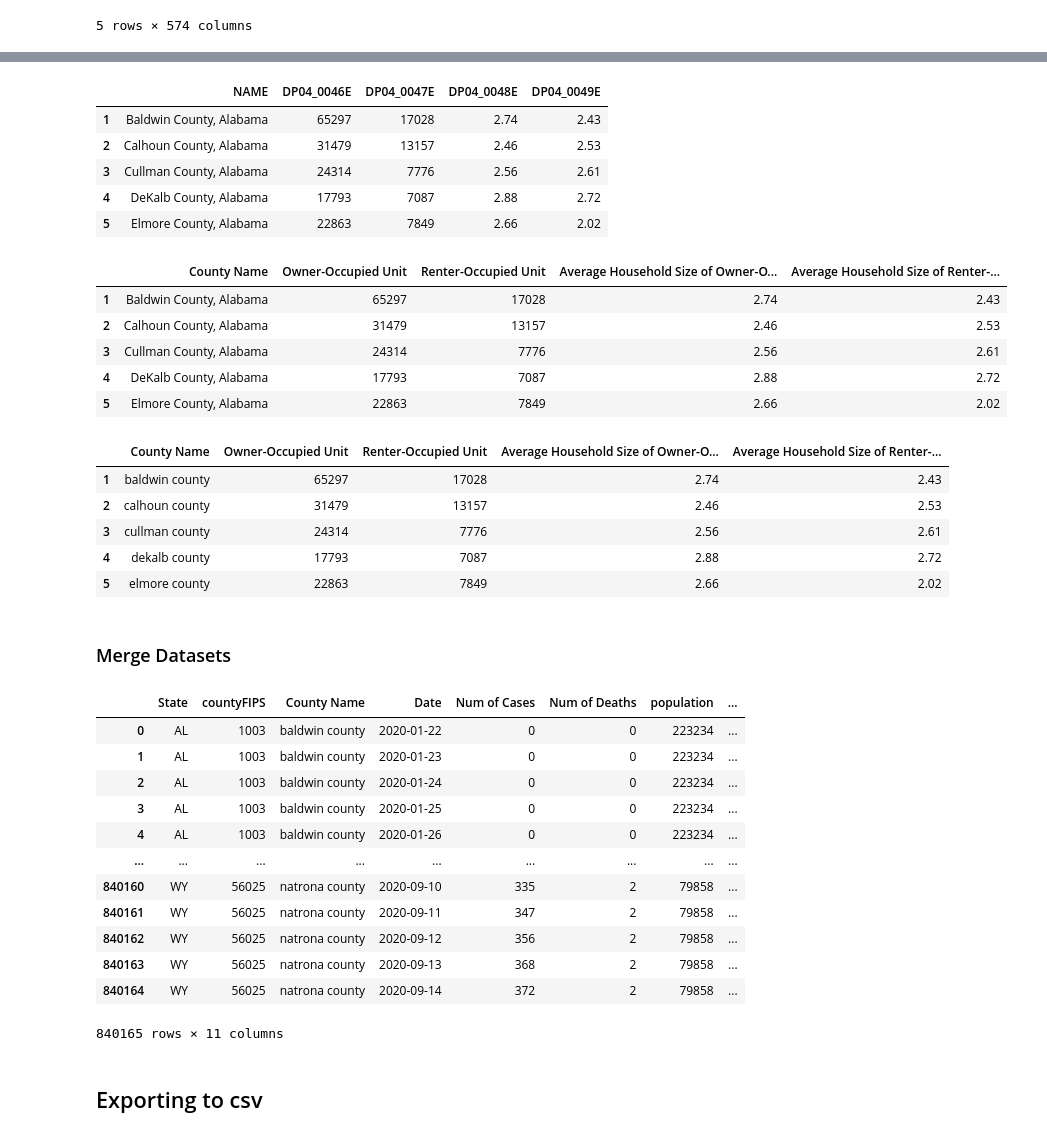
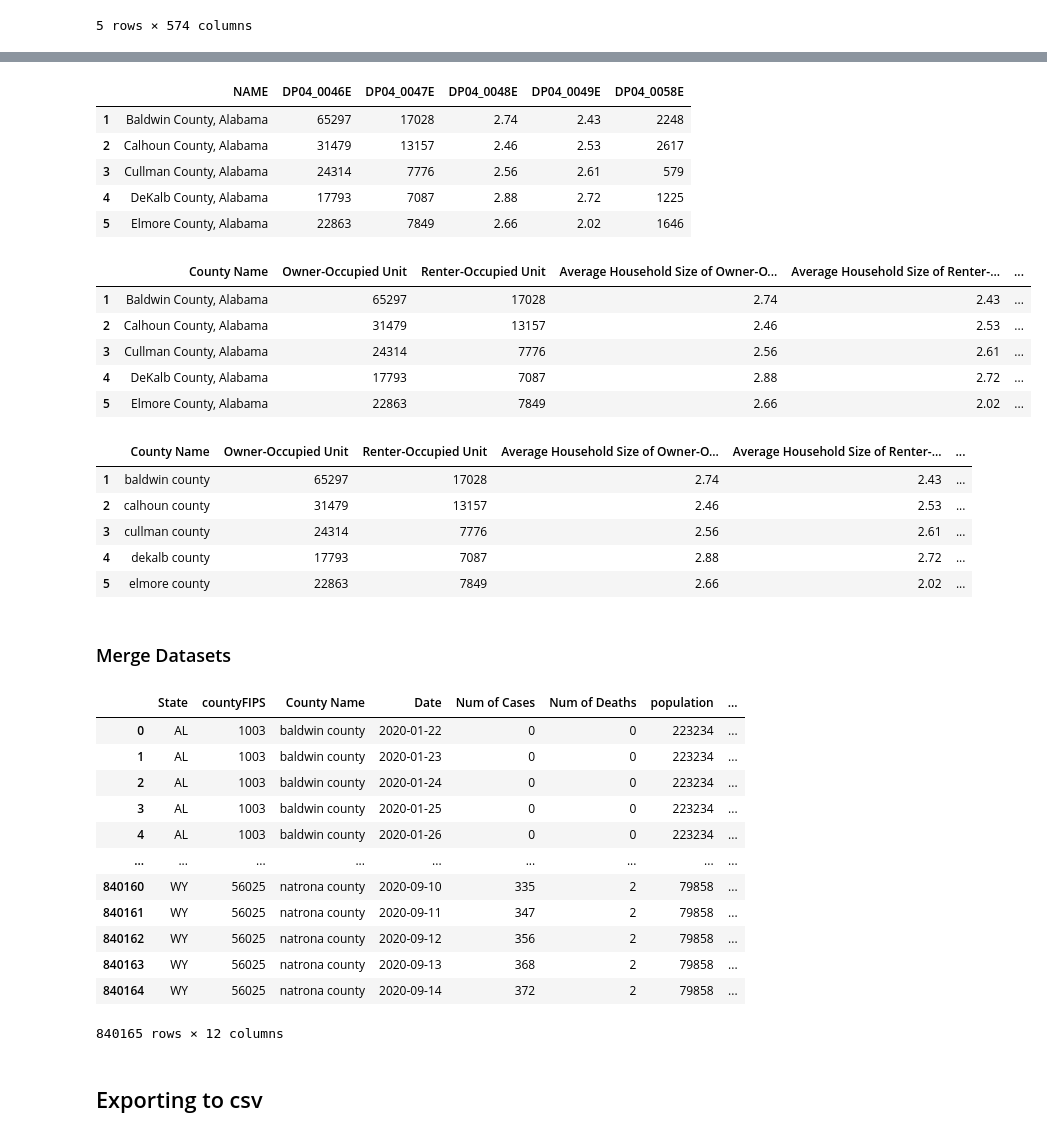
Before and after one commit to EricCortes14/Data-Science-COVID-19-Project, a Jupyter notebook: src/Housing Dataset.ipynb, the cells around one changed output, grey strips where cells are left out. Saved outputs shown, nothing was run; the diff lists cells and outputs as text; code cells hidden in the pictures.

```diff
--- a/src/Housing Dataset.ipynb
+++ b/src/Housing Dataset.ipynb
@@ -26,6 +26,6 @@ housing.head()
 5 rows × 574 columns
 # %%
 #remove unused columns
-housing = housing[['NAME', 'DP04_0046E', 'DP04_0047E', 'DP04_0048E', 'DP04_0049E']]
-housing.head()
+housing = housing[['NAME', 'DP04_0046E', 'DP04_0047E', 'DP04_0048E', 'DP04_0049E', 'DP04_0058E']]
+housing
 # %% [output]
@@ -40,44 +47,45 @@ housing.head()
 housing = housing.drop([0])
 housing.head()
 # %% [output]
-|  | NAME | DP04_0046E | DP04_0047E | DP04_0048E | DP04_0049E |
-| 1 | Baldwin County, Alabama | 65297 | 17028 | 2.74 | 2.43 |
-| 2 | Calhoun County, Alabama | 31479 | 13157 | 2.46 | 2.53 |
-| 3 | Cullman County, Alabama | 24314 | 7776 | 2.56 | 2.61 |
-| 4 | DeKalb County, Alabama | 17793 | 7087 | 2.88 | 2.72 |
-| 5 | Elmore County, Alabama | 22863 | 7849 | 2.66 | 2.02 |
+|  | NAME | DP04_0046E | DP04_0047E | DP04_0048E | DP04_0049E | DP04_0058E |
+| 1 | Baldwin County, Alabama | 65297 | 17028 | 2.74 | 2.43 | 2248 |
+| 2 | Calhoun County, Alabama | 31479 | 13157 | 2.46 | 2.53 | 2617 |
+| 3 | Cullman County, Alabama | 24314 | 7776 | 2.56 | 2.61 | 579 |
+| 4 | DeKalb County, Alabama | 17793 | 7087 | 2.88 | 2.72 | 1225 |
+| 5 | Elmore County, Alabama | 22863 | 7849 | 2.66 | 2.02 | 1646 |
 # %%
 #remane column names
 housing.rename(columns = {'NAME':'County Name'}, inplace = True)
 housing.rename(columns = {'DP04_0046E':'Owner-Occupied Unit'}, inplace = True)
 housing.rename(columns = {'DP04_0047E':'Renter-Occupied Unit'}, inplace = True)
 housing.rename(columns = {'DP04_0048E':'Average Household Size of Owner-Occupied Unit'}, inplace = True)
 housing.rename(columns = {'DP04_0049E':'Average Household Size of Renter-Occupied Unit'}, inplace = True)
+housing.rename(columns = {'DP04_0058E':'No Vehicles Available'}, inplace = True)
 housing.head()
 # %% [output]
-|  | County Name | Owner-Occupied Unit | Renter-Occupied Unit | Average Household Size of Owner-O... | Average Household Size of Renter-... |
-| 1 | Baldwin County, Alabama | 65297 | 17028 | 2.74 | 2.43 |
-| 2 | Calhoun County, Alabama | 31479 | 13157 | 2.46 | 2.53 |
-| 3 | Cullman County, Alabama | 24314 | 7776 | 2.56 | 2.61 |
-| 4 | DeKalb County, Alabama | 17793 | 7087 | 2.88 | 2.72 |
-| 5 | Elmore County, Alabama | 22863 | 7849 | 2.66 | 2.02 |
+|  | County Name | Owner-Occupied Unit | Renter-Occupied Unit | Average Household Size of Owner-O... | Average Household Size of Renter-... | ... |
+| 1 | Baldwin County, Alabama | 65297 | 17028 | 2.74 | 2.43 | ... |
+| 2 | Calhoun County, Alabama | 31479 | 13157 | 2.46 | 2.53 | ... |
+| 3 | Cullman County, Alabama | 24314 | 7776 | 2.56 | 2.61 | ... |
+| 4 | DeKalb County, Alabama | 17793 | 7087 | 2.88 | 2.72 | ... |
+| 5 | Elmore County, Alabama | 22863 | 7849 | 2.66 | 2.02 | ... |
 # %%
 #make country name lowercase and remove state name after comma
 housing['County Name'] = housing['County Name'].apply(lambda cn: cn.lower().strip())
 housing['County Name'] = housing['County Name'].apply(lambda cn: cn.split(",")[0])
 housing.head()
 # %% [output]
-|  | County Name | Owner-Occupied Unit | Renter-Occupied Unit | Average Household Size of Owner-O... | Average Household Size of Renter-... |
-| 1 | baldwin county | 65297 | 17028 | 2.74 | 2.43 |
-| 2 | calhoun county | 31479 | 13157 | 2.46 | 2.53 |
-| 3 | cullman county | 24314 | 7776 | 2.56 | 2.61 |
-| 4 | dekalb county | 17793 | 7087 | 2.88 | 2.72 |
-| 5 | elmore county | 22863 | 7849 | 2.66 | 2.02 |
+|  | County Name | Owner-Occupied Unit | Renter-Occupied Unit | Average Household Size of Owner-O... | Average Household Size of Renter-... | ... |
+| 1 | baldwin county | 65297 | 17028 | 2.74 | 2.43 | ... |
+| 2 | calhoun county | 31479 | 13157 | 2.46 | 2.53 | ... |
+| 3 | cullman county | 24314 | 7776 | 2.56 | 2.61 | ... |
+| 4 | dekalb county | 17793 | 7087 | 2.88 | 2.72 | ... |
+| 5 | elmore county | 22863 | 7849 | 2.66 | 2.02 | ... |
 # %% [markdown]
 ### Merge Datasets
 # %%
 #merge covid-19 dataset and housing dataset
-merged_dataset = pd.merge(main_dataset, housing_3)
+merged_dataset = pd.merge(main_dataset, housing)
 
 #display merged dataset
 merged_dataset
@@ -94,7 +102,7 @@ merged_dataset
 | 840162 | WY | 56025 | natrona county | 2020-09-12 | 356 | 2 | 79858 | ... |
 | 840163 | WY | 56025 | natrona county | 2020-09-13 | 368 | 2 | 79858 | ... |
 | 840164 | WY | 56025 | natrona county | 2020-09-14 | 372 | 2 | 79858 | ... |
-840165 rows × 11 columns
+840165 rows × 12 columns
 # %% [markdown]
 ## Exporting to csv
 # %%
```
Also changed, not shown: parts of 1 cell of this notebook, 1 other file.
